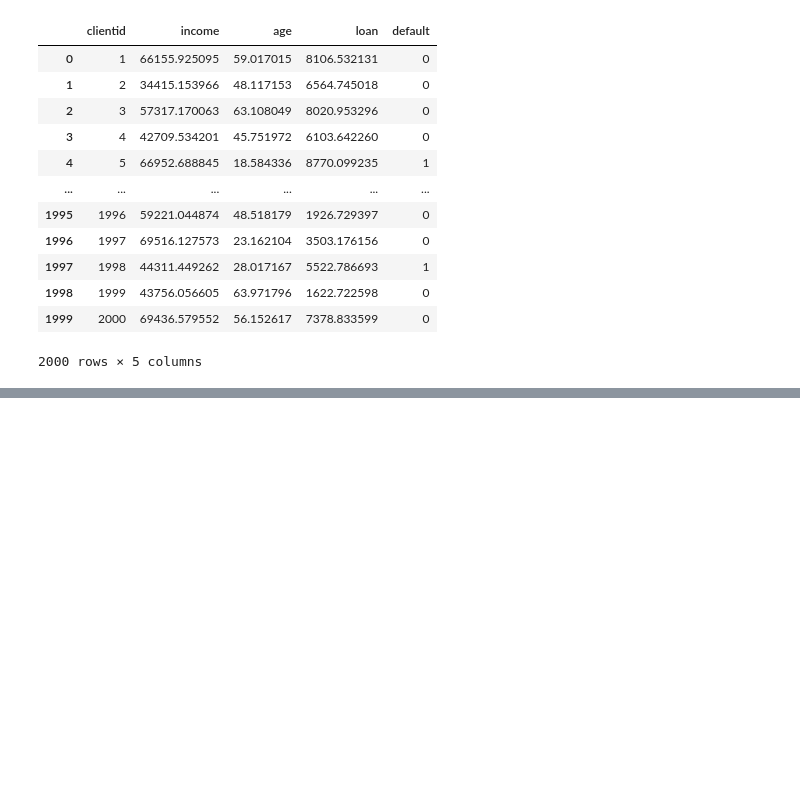
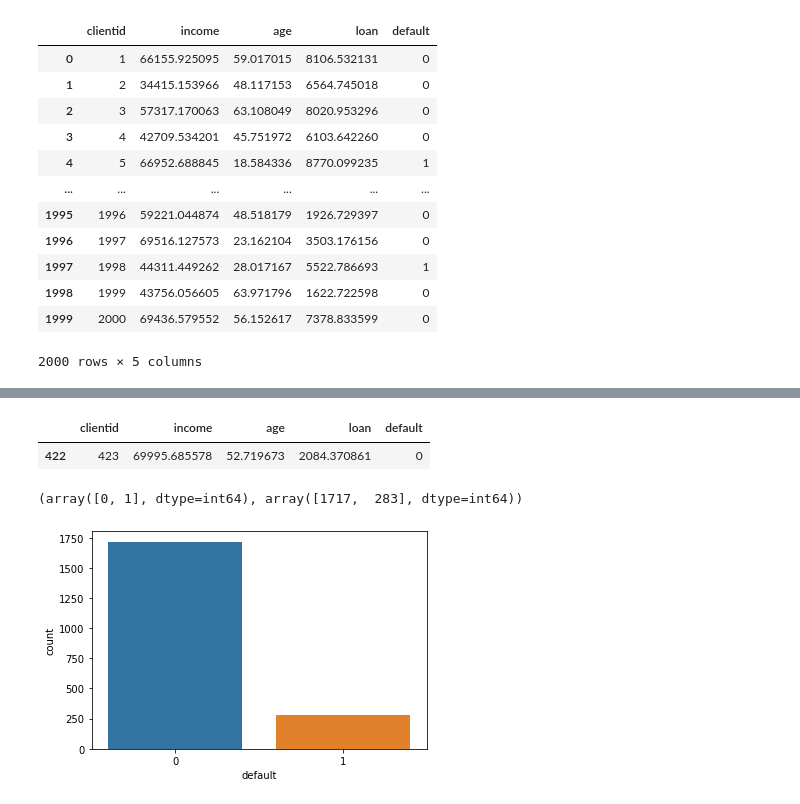
Before and after one commit to Wilker345/estudos, a Jupyter notebook: Jupyter/02.ipynb, the cells around one changed output, grey strips where cells are left out. Cells and saved outputs as stored; diff of their text form; code cells hidden in the pictures; blank space fills up the shorter version.

```diff
--- a/Jupyter/02.ipynb
+++ b/Jupyter/02.ipynb
@@ -24,0 +57,13 @@ base_credit
+# %%
+base_credit[base_credit['income']>= 69995.685578]
+# %% [output]
+|  | clientid | income | age | loan | default |
+| 422 | 423 | 69995.685578 | 52.719673 | 2084.370861 | 0 |
+# %%
+np.unique(base_credit['default'], return_counts=True)
+# %% [output]
+(array([0, 1], dtype=int64), array([1717,  283], dtype=int64))
+# %%
+sns.countplot(x = base_credit['default']);
+# %% [output]
+[figure, added]
```
Also changed, not shown: parts of 12 cells of this notebook.
